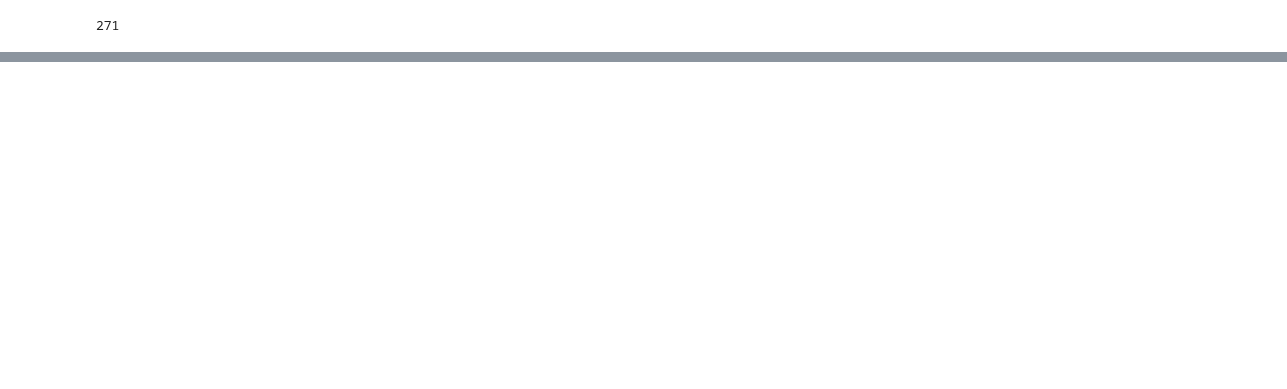
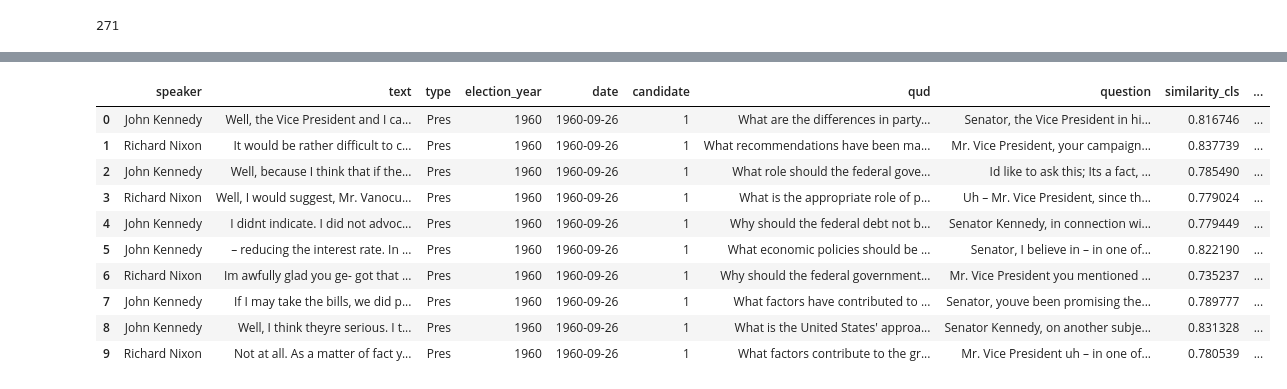
Before and after one commit to ngruenefeld/qud-for-us-presidential-debates, a Jupyter notebook: us_debates_embedding_difference.ipynb, the cells around one changed output, grey strips where cells are left out. Drawn from its saved outputs; the diff is of its cells as text; code cells hidden in the pictures; blank space fills up the shorter version.

Commit message:
feat: embedding similarities, black formatter

```diff
--- a/us_debates_embedding_difference.ipynb
+++ b/us_debates_embedding_difference.ipynb
@@ -67,0 +64,2 @@ Please note that you may need to restart your runtime after installation.
+# %%
+sbert_model = SentenceTransformer("all-MiniLM-L6-v2")
@@ -67,0 +87,8 @@ Please note that you may need to restart your runtime after installation.
+# %%
+def calculate_similarity(text1, text2, sbert=False, pooling_method="cls"):
+    embedding1 = encode_text(text1, sbert=sbert, pooling_method=pooling_method)
+    embedding2 = encode_text(text2, sbert=sbert, pooling_method=pooling_method)
+
+    # Calculate cosine similarity
+    similarity = cosine_similarity(embedding1, embedding2)
+    return similarity[0][0]
@@ -67,0 +123,31 @@ Please note that you may need to restart your runtime after installation.
+# %%
+dfs[dates[i]]["similarity_cls"] = dfs[dates[i]].progress_apply(
+    lambda row: calculate_similarity(row["qud"], row["question"]), axis=1
+)
+dfs[dates[i]]["similarity_max"] = dfs[dates[i]].progress_apply(
+    lambda row: calculate_similarity(row["qud"], row["question"], pooling_method="max"),
+    axis=1,
+)
+dfs[dates[i]]["similarity_mean"] = dfs[dates[i]].progress_apply(
+    lambda row: calculate_similarity(
+        row["qud"], row["question"], pooling_method="mean"
+    ),
+    axis=1,
+)
+dfs[dates[i]]["similarity_sbert"] = dfs[dates[i]].progress_apply(
+    lambda row: calculate_similarity(row["qud"], row["question"], sbert=True), axis=1
+)
+# %%
+dfs[dates[i]]
+# %% [output]
+|  | speaker | text | type | election_year | date | candidate | qud | question | similarity_cls | ... |
+| 0 | John Kennedy | Well, the Vice President and I ca... | Pres | 1960 | 1960-09-26 | 1 | What are the differences in party... | Senator, the Vice President in hi... | 0.816746 | ... |
+| 1 | Richard Nixon | It would be rather difficult to c... | Pres | 1960 | 1960-09-26 | 1 | What recommendations have been ma... | Mr. Vice President, your campaign... | 0.837739 | ... |
+| 2 | John Kennedy | Well, because I think that if the... | Pres | 1960 | 1960-09-26 | 1 | What role should the federal gove... | Id like to ask this; Its a fact, ... | 0.785490 | ... |
+| 3 | Richard Nixon | Well, I would suggest, Mr. Vanocu... | Pres | 1960 | 1960-09-26 | 1 | What is the appropriate role of p... | Uh – Mr. Vice President, since th... | 0.779024 | ... |
+| 4 | John Kennedy | I didnt indicate. I did not advoc... | Pres | 1960 | 1960-09-26 | 1 | Why should the federal debt not b... | Senator Kennedy, in connection wi... | 0.779449 | ... |
+| 5 | John Kennedy | – reducing the interest rate. In ... | Pres | 1960 | 1960-09-26 | 1 | What economic policies should be ... | Senator, I believe in – in one of... | 0.822190 | ... |
+| 6 | Richard Nixon | Im awfully glad you ge- got that ... | Pres | 1960 | 1960-09-26 | 1 | Why should the federal government... | Mr. Vice President you mentioned ... | 0.735237 | ... |
+| 7 | John Kennedy | If I may take the bills, we did p... | Pres | 1960 | 1960-09-26 | 1 | What factors have contributed to ... | Senator, youve been promising the... | 0.789777 | ... |
+| 8 | John Kennedy | Well, I think theyre serious. I t... | Pres | 1960 | 1960-09-26 | 1 | What is the United States' approa... | Senator Kennedy, on another subje... | 0.831328 | ... |
+| 9 | Richard Nixon | Not at all. As a matter of fact y... | Pres | 1960 | 1960-09-26 | 1 | What factors contribute to the gr... | Mr. Vice President uh – in one of... | 0.780539 | ... |
```
Also changed, not shown: parts of 11 cells of this notebook, 16 other files.
